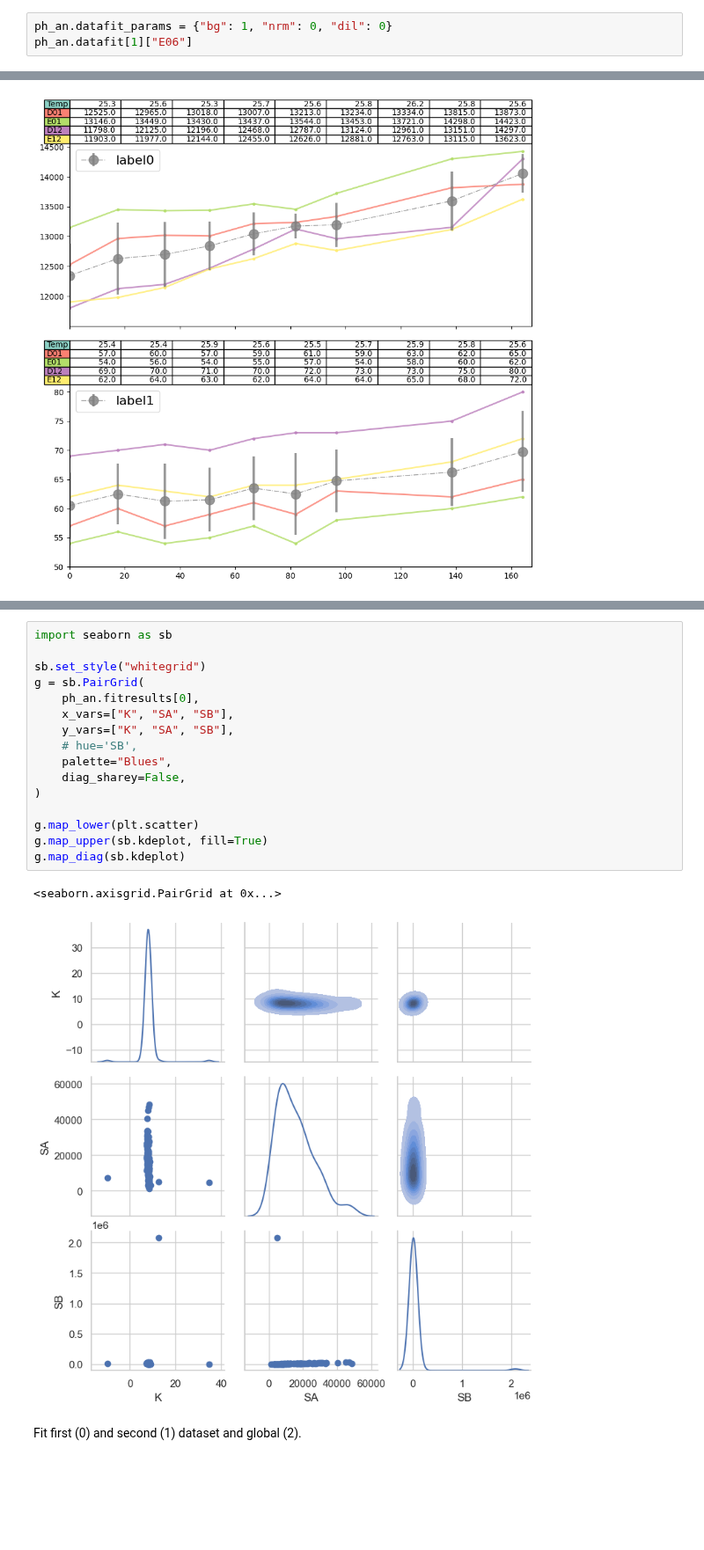
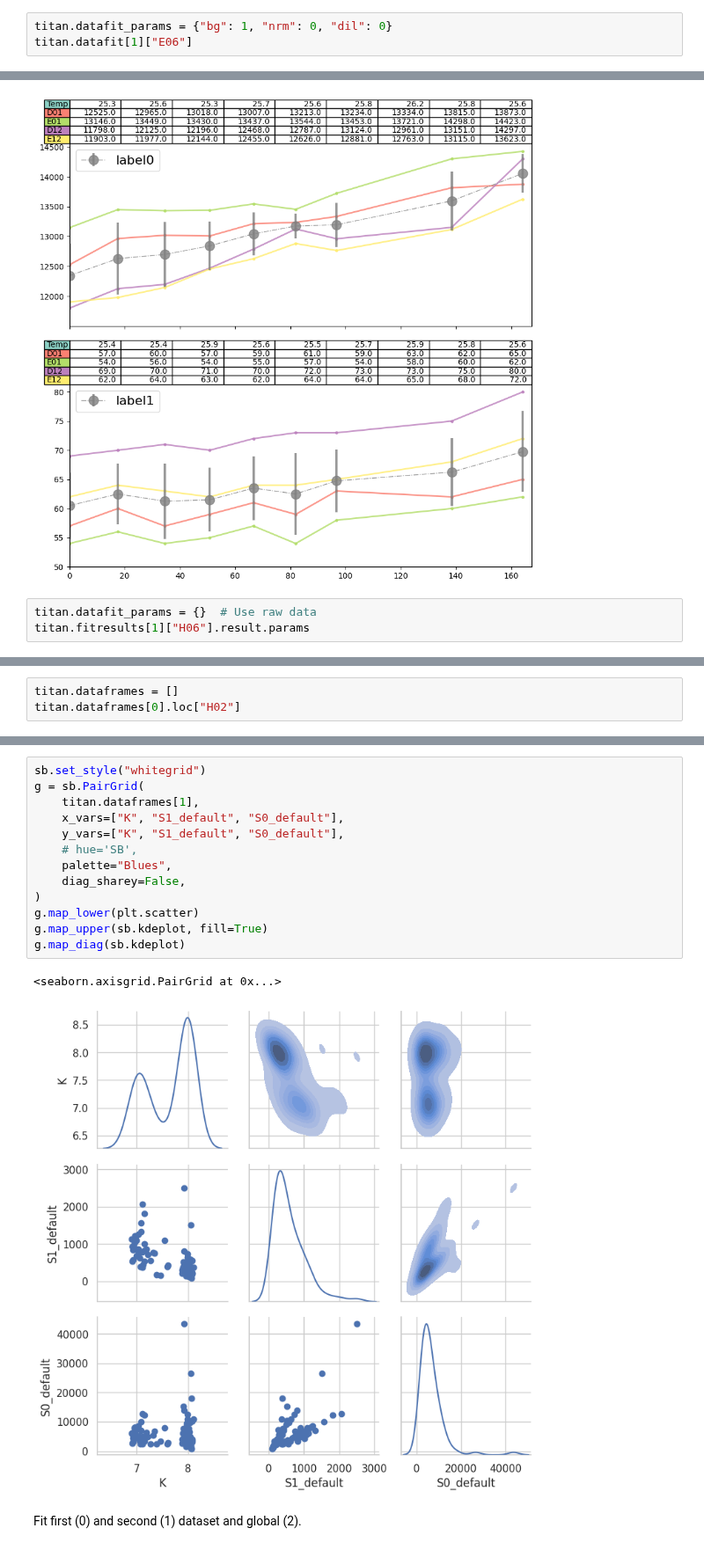
Before and after one commit to darosio/ClopHfit, a Jupyter notebook: docs/tutorials/prtecan.ipynb, the cells around one changed output, grey strips where cells are left out. Shown at 88% size. Cells and saved outputs as stored; diff of their text form; blank space fills up the shorter version.

```diff
--- a/docs/tutorials/prtecan.ipynb
+++ b/docs/tutorials/prtecan.ipynb
@@ -389,7 +312,7 @@ titan.fitresults[1]
 # %% [markdown]
 ### Fitting
 # %%
-ph_an.datafit_params = {"bg": 1, "nrm": 0, "dil": 0}
-ph_an.datafit[1]["E06"]
+titan.datafit_params = {"bg": 1, "nrm": 0, "dil": 0}
+titan.datafit[1]["E06"]
 # %% [output]
 [9215.25, 7038.25, 3318.75, 1361.0, 736.25, 558.75, 284.5]
@@ -497,3 +401,6 @@ lbg.labelblocks[1].buffer
 f = cl_an.plot_buffer()
 # %% [output]
 [figure]
+# %%
+titan.datafit_params = {}  # Use raw data
+titan.fitresults[1]["H06"].result.params
@@ -499,0 +435,3 @@ f = cl_an.plot_buffer()
+# %%
+titan.dataframes = []
+titan.dataframes[0].loc["H02"]
@@ -585,21 +498,18 @@ f = ph_an.plot_ebar(2, xmin=7.7, ymin=25)
 # %%
-import seaborn as sb
-
 sb.set_style("whitegrid")
 g = sb.PairGrid(
-    ph_an.fitresults[0],
-    x_vars=["K", "SA", "SB"],
-    y_vars=["K", "SA", "SB"],
+    titan.dataframes[1],
+    x_vars=["K", "S1_default", "S0_default"],
+    y_vars=["K", "S1_default", "S0_default"],
     # hue='SB',
     palette="Blues",
     diag_sharey=False,
 )
-
 g.map_lower(plt.scatter)
 g.map_upper(sb.kdeplot, fill=True)
 g.map_diag(sb.kdeplot)
 # %% [output]
 <seaborn.axisgrid.PairGrid at 0x...>
-[figure, old version]
+[figure, new version]
 # %% [markdown]
 Fit first (0) and second (1) dataset and global (2).
```
Also changed, not shown: parts of 70 cells of this notebook, 3 other files.
